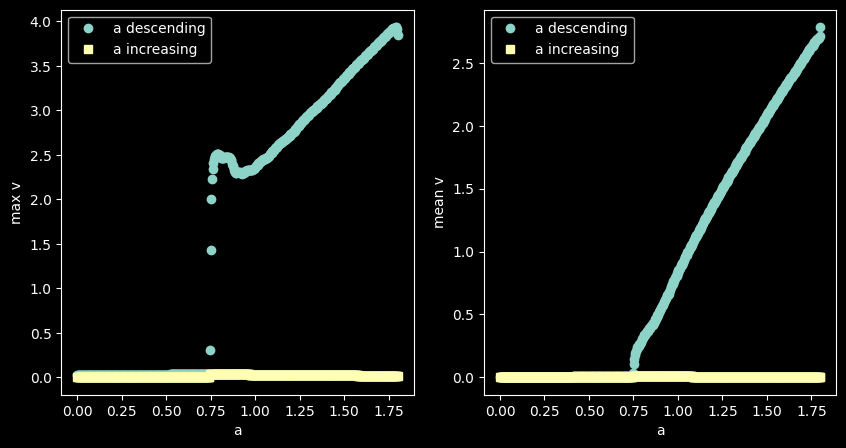
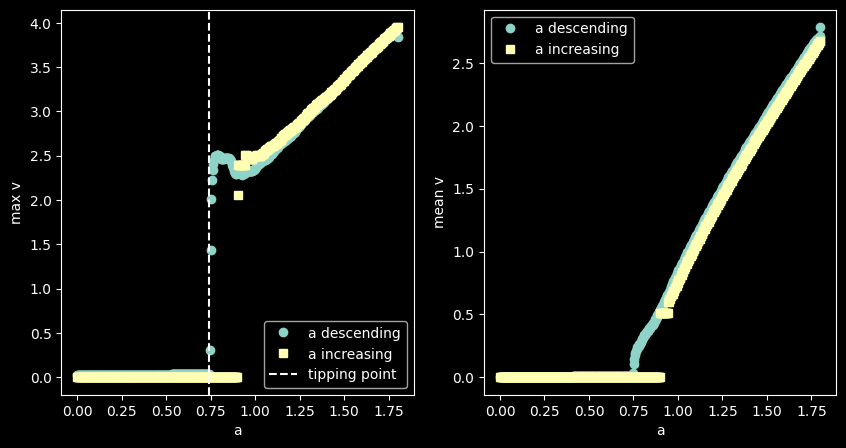
Unified diff of the notebook cell whose output changed from the first chart to the second:
--- before
+++ after
@@ -3,4 +3,5 @@
 axes[0].plot(a_vals, v_max_desc, 'o', label="a descending")
 axes[0].plot(a_vals_incr, v_max_incr, 's', label="a increasing")
+axes[0].axvline(x=tp, linestyle='--', label="tipping point")
 axes[0].legend()
 axes[0].set_xlabel("a")

Commit: Zmiany w notebooku z bifurkacją